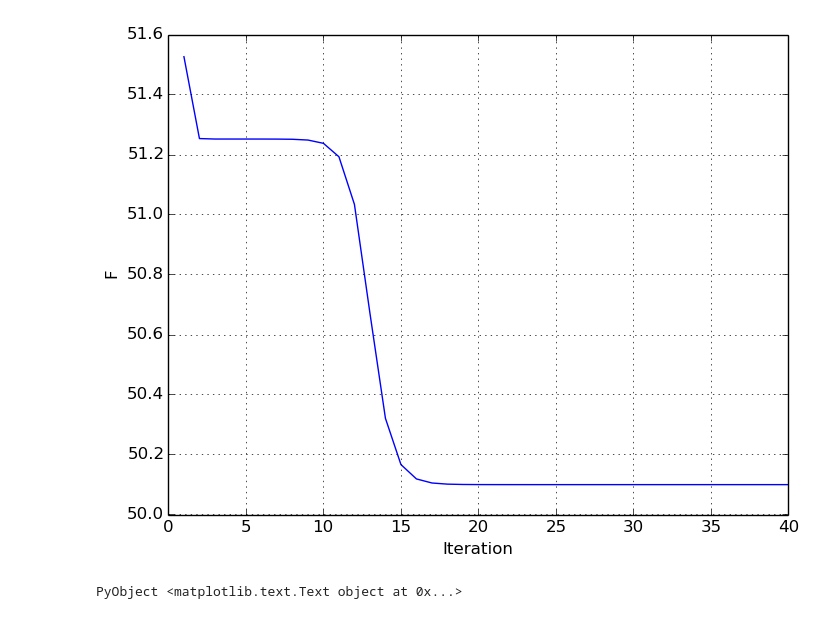
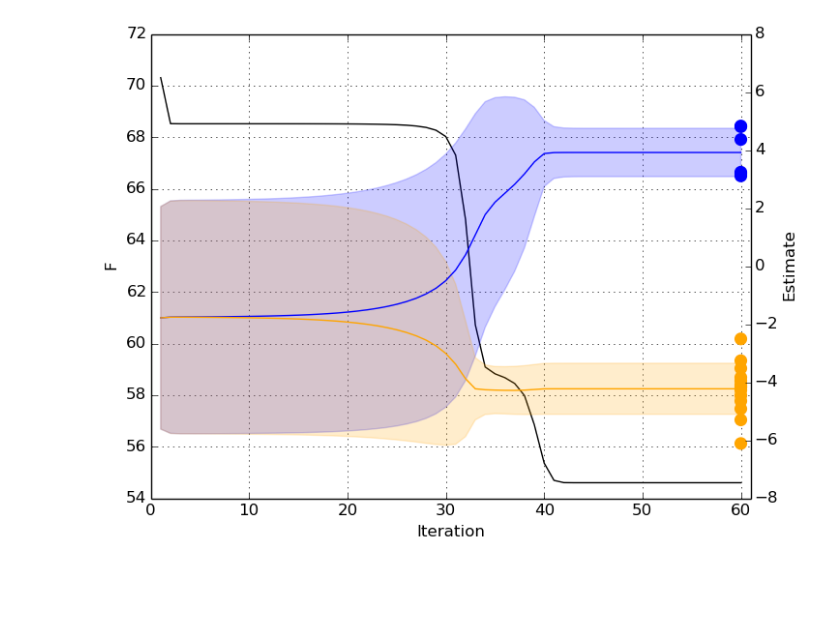
Before and after one commit to biaslab/ForneyLab.jl, a Jupyter notebook: demo/09_variational_estimation_gaussian_mixture.ipynb, the cells around one changed output. Drawn from its saved outputs; the diff is of its cells as text; code cells hidden in the pictures; blank space fills up the shorter version.

```diff
--- a/demo/09_variational_estimation_gaussian_mixture.ipynb
+++ b/demo/09_variational_estimation_gaussian_mixture.ipynb
@@ -78,9 +58,9 @@ eval(parse(algo_F))
 # %%
 # Generate toy dataset
 y = Vector{Float64}(n)
-m_1_true = -1.0
-w_1_true = 0.5
-m_2_true = 1.0
+m_1_true = 4.0
+w_1_true = 2.0
+m_2_true = -4.0
 w_2_true = 2.0
 
 z_true = rand(n)
@@ -103,24 +83,47 @@ for i = 1:n
 end
 
 # Execute algorithm
-n_its = 2*n
+n_its = 3*n
 F = Vector{Float64}(n_its)
+m_1_est = Vector{Float64}(n_its)
+w_1_est = Vector{Float64}(n_its)
+m_2_est = Vector{Float64}(n_its)
+w_2_est = Vector{Float64}(n_its)
 for i = 1:n_its
     stepM1!(data, marginals)
     stepW1!(data, marginals)
     stepM2!(data, marginals)
     stepW2!(data, marginals)
     stepZ!(data, marginals)
+
     F[i] = freeEnergy(data, marginals)
+    m_1_est[i] = mean(marginals[:m_1])
+    w_1_est[i] = mean(marginals[:w_1])
+    m_2_est[i] = mean(marginals[:m_2])
+    w_2_est[i] = mean(marginals[:w_2])
 end
-# %%
-# Plot free energy to check for convergence
-plot(1:n_its, F)
-grid("on")
-xlabel("Iteration")
-ylabel("F")
-# %% [output]
-[figure, removed]
-PyObject <matplotlib.text.Text object at 0x...>
+# %%
+# Plot free energy to check for convergence
+plot(1:n_its, F, color="black")
+grid("on")
+xlabel("Iteration")
+ylabel("F")
+
+# Plot estimated distribution
+PyPlot.plt[:twinx]()
+plot(1:n_its, m_1_est, color="blue")
+fill_between(1:n_its, m_1_est-sqrt(1.0./w_1_est), m_1_est+sqrt(1.0./w_1_est), color="blue", alpha=0.2)
+plot(1:n_its, m_2_est, color="orange")
+fill_between(1:n_its, m_2_est-sqrt(1.0./w_2_est), m_2_est+sqrt(1.0./w_2_est), color="orange", alpha=0.2)
+ylabel("Estimate")
+
+# Plot samples
+scatter(n_its*ones(sum(z_true .> 0.5)), y[z_true .> 0.5], color="blue", linewidth=5)
+scatter(n_its*ones(sum(z_true .<= 0.5)), y[z_true .<= 0.5], color="orange", linewidth=5)
+
+xlim(0.0, n_its+1)
+;
+# %% [output]
+[figure, added]
 # %%
 # Inspect the results
```
Also changed, not shown: parts of 3 cells of this notebook, 1 other file.
